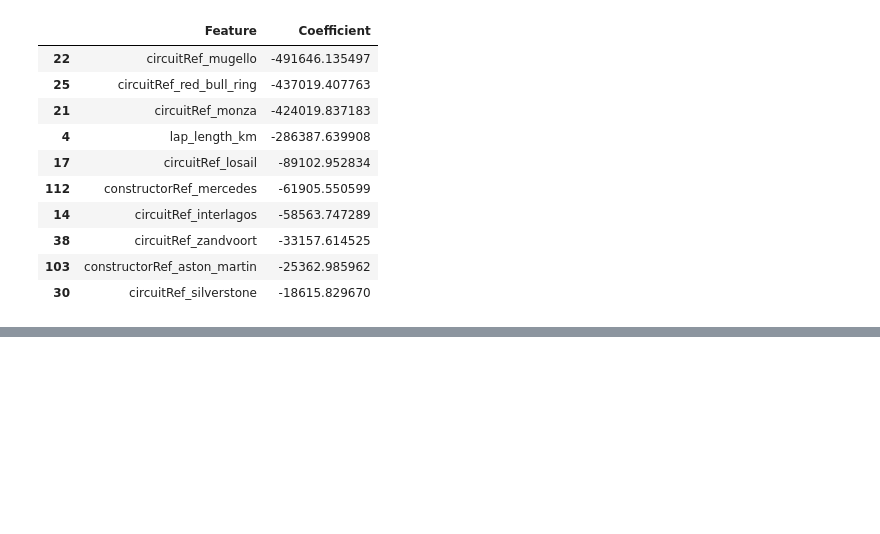
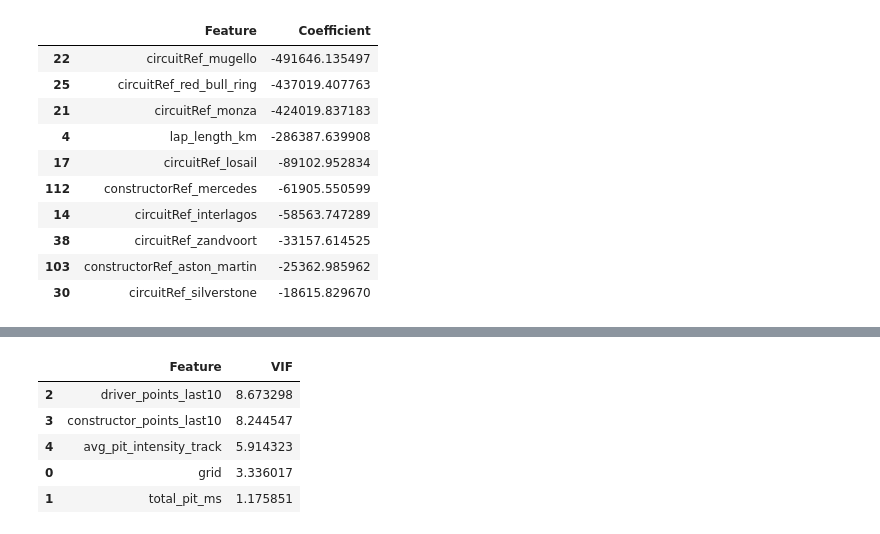
Before and after one commit to Rakshit1899/F1-Finishing-Time-Regression-Project, a Jupyter notebook: notebooks/01_eda.ipynb, the cells around one changed output, grey strips where cells are left out. Cells and saved outputs as stored; diff of their text form; code cells hidden in the pictures; blank space fills up the shorter version.

```diff
--- a/notebooks/01_eda.ipynb
+++ b/notebooks/01_eda.ipynb
@@ -503,0 +1829,81 @@ RMSE:            35,859.60
+# %%
+# ===========================================================
+#  REDUCING MULTICOLLINEARITY - Iterative VIF Removal
+# ===========================================================
+
+from statsmodels.stats.outliers_influence import variance_inflation_factor
+
+print("="*70)
+print("REDUCING MULTICOLLINEARITY - Iterative VIF Removal")
+print("="*70)
+
+# Start with current numeric features from X
+numeric_features_current = X.select_dtypes(include=[np.number]).columns.tolist()
+
+# Drop highly sparse dummy columns or convert infinities
+X_vif = X[numeric_features_current].replace([np.inf, -np.inf], np.nan)
+X_vif = X_vif.dropna(axis=0)   # drop rows with missing values for VIF only
+
+def calculate_vif(df):
+    vif_data = pd.DataFrame()
+    vif_data["Feature"] = df.columns
+    vif_data["VIF"] = [
+        variance_inflation_factor(df.values, i)
+        for i in range(df.shape[1])
+    ]
+    return vif_data.sort_values(by="VIF", ascending=False)
+
+# Iteratively remove features with VIF > 10
+max_vif_threshold = 10
+iterations = 0
+features_to_remove = []
+
+print(f"\nInitial features: {len(numeric_features_current)}")
+print(f"Removing features with VIF > {max_vif_threshold}...\n")
+
+while True:
+    vif_df = calculate_vif(X_vif)
+    max_vif = vif_df['VIF'].max()
+    max_vif_feature = vif_df.loc[vif_df['VIF'].idxmax(), 'Feature']
+
+    if max_vif <= max_vif_threshold:
+        break
+
+    print(f"Iteration {iterations + 1}:")
+    print(f"  Highest VIF: {max_vif_feature} = {max_vif:.2f}")
+    print(f"  → Removing {max_vif_feature}")
+
+    features_to_remove.append(max_vif_feature)
+    X_vif = X_vif.drop(columns=[max_vif_feature])
+    iterations += 1
+
+    if iterations > 20:  # Safety break
+        print("  ⚠ Maximum iterations reached")
+        break
+
+print(f"\n{'='*70}")
+print(f"REMOVED {len(features_to_remove)} FEATURES:")
+for feat in features_to_remove:
+    print(f"  - {feat}")
+
+# Final VIF calculation
+vif_df_final = calculate_vif(X_vif)
+
+print(f"\n{'='*70}")
+print("FINAL VIF VALUES (after removal):")
+print("="*70)
+display(vif_df_final)
+
+print(f"\n{'='*70}")
+print("REMAINING NUMERIC FEATURES:")
+print("="*70)
+
+# Get remaining numeric features
+remaining_numeric = X_vif.columns.tolist()
+print(f"\nRemaining numeric features ({len(remaining_numeric)}):")
+for feat in remaining_numeric:
+    print(f"  - {feat}")
+
+# Store for use in next cell
+numerical_features_reduced = remaining_numeric.copy()
+# %% [output]
@@ -503,0 +1928,6 @@ RMSE:            35,859.60
+|  | Feature | VIF |
+| 2 | driver_points_last10 | 8.673298 |
+| 3 | constructor_points_last10 | 8.244547 |
+| 4 | avg_pit_intensity_track | 5.914323 |
+| 0 | grid | 3.336017 |
+| 1 | total_pit_ms | 1.175851 |
```
Also changed, not shown: parts of 50 cells of this notebook, 2 other files.
